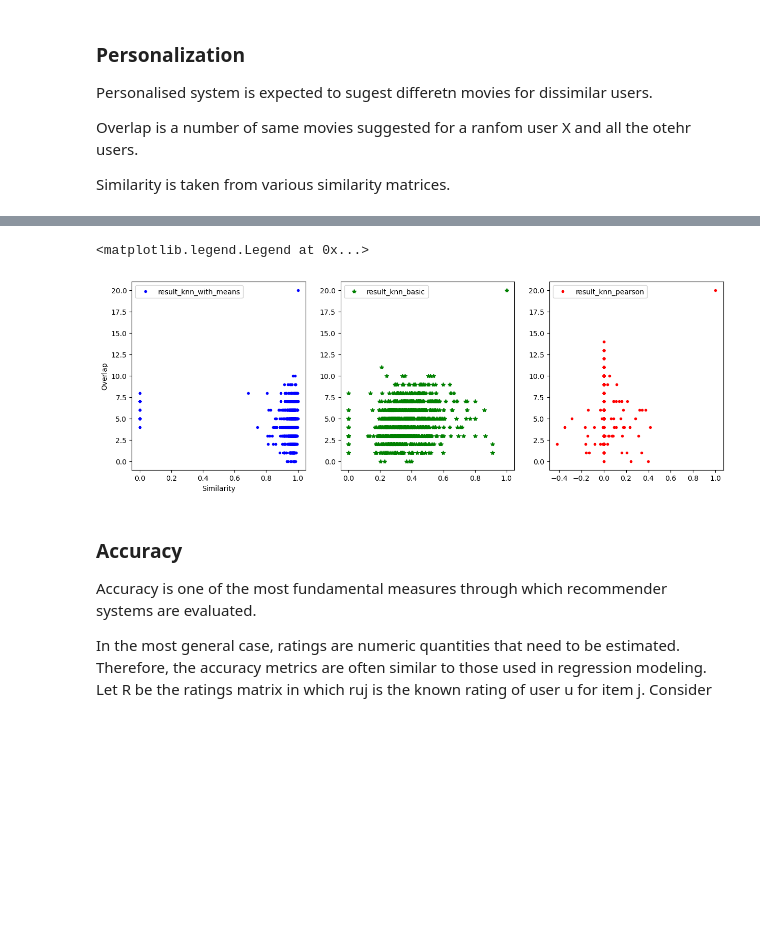
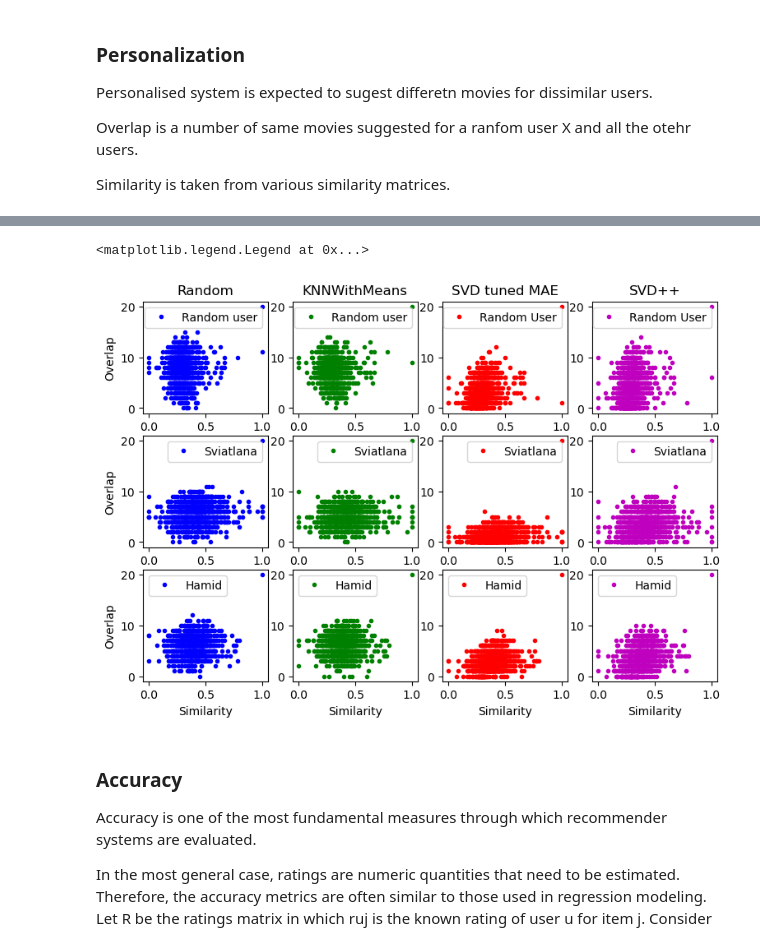
Before and after one commit to HamidSadEsf/movie_recommendation_ProjectCDS, a Jupyter notebook: collaborative_filtering_recommender.ipynb, the cells around one changed output, grey strips where cells are left out. Drawn from its saved outputs; the diff is of its cells as text; code cells hidden in the pictures; blank space fills up the shorter version.

Commit message:
coverage and personalization for cf, cb and hybrid models

```diff
--- a/collaborative_filtering_recommender.ipynb
+++ b/collaborative_filtering_recommender.ipynb
@@ -554,0 +1044,2 @@ result_hamid_df = return_similarities(hamid_user_id, svd_model, simMat_knn_with_
+# %%
+result_svdpp_rand_1 = return_similarities(random_user_1, svdpp_model, simMat)
@@ -555,20 +1054,80 @@ result_hamid_df = return_similarities(hamid_user_id, svd_model, simMat_knn_with_
+# %%
+result_knn_with_means_sv = return_similarities(sveta_user_id, knn_with_means_model, simMat)
+result_knn_basic_sv = return_similarities(sveta_user_id, knn_basic_model, simMat)
+result_svd_sv = return_similarities(sveta_user_id, svd_tuned_mae_model, simMat)
+
+result_knn_with_means_hm = return_similarities(hamid_user_id, knn_with_means_model, simMat)
+result_knn_basic_hm = return_similarities(hamid_user_id, knn_basic_model, simMat)
+result_svd_hm = return_similarities(hamid_user_id, svd_tuned_mae_model, simMat)
+# %%
+result_svdpp_hm = return_similarities(hamid_user_id, svdpp_model, simMat)
+result_svdpp_sv = return_similarities(sveta_user_id, svdpp_model, simMat)
+# %%
+result_random_rand_1 =  return_similarities(random_user_1, "random", simMat)
+result_random_rand_2 =  return_similarities(random_user_2, "random", simMat)
+result_random_sv =  return_similarities(sveta_user_id, "random", simMat)
+result_random_hm =  return_similarities(hamid_user_id, "random", simMat)
 # %%
 fig=plt.figure()
-fig.set_figwidth(15)
-ax=fig.add_subplot(131)
-ax.plot(result_knn_with_means.similarity, result_knn_with_means.overlap, "b.", linewidth=0.2, label="result_knn_with_means")
-ax.set_xlabel('Similarity')
-ax.set_ylabel('Overlap')
-ax.legend()
-ax=fig.add_subplot(132)
-ax.plot(result_knn_basic.similarity, result_knn_basic.overlap, "g*", linewidth=0.2, label="result_knn_basic")
-ax.legend()
-ax=fig.add_subplot(133)
-ax.plot(result_knn_pearson.similarity, result_knn_pearson.overlap, "r.", linewidth=0.9, label="result_knn_pearson")
-ax.legend()
+fig.set_figwidth(9)
+fig.set_figheight(6)
+ax1=fig.add_subplot(341)
+ax2=fig.add_subplot(342)
+ax3=fig.add_subplot(343)
+ax4=fig.add_subplot(344)
+ax5=fig.add_subplot(345)
+ax6=fig.add_subplot(346)
+ax7=fig.add_subplot(347)
+ax8=fig.add_subplot(348)
+ax9=fig.add_subplot(349)
+ax10=fig.add_subplot(3,4,10)
+ax11=fig.add_subplot(3,4,11)
+ax12=fig.add_subplot(3,4,12)
+
+ax1.set_title("Random")
+ax2.set_title("KNNWithMeans")
+ax3.set_title("SVD tuned MAE")
+ax4.set_title("SVD++")
+
+ax1.plot(result_random_rand_1.similarity, result_knn_basic_rand_1.overlap, "b.", label="Random user")
+ax2.plot(result_knn_with_means_rand_1.similarity, result_knn_with_means_rand_1.overlap, "g.",  label="Random user")
+ax3.plot(result_svd_rand_1.similarity, result_svd_rand_1.overlap, "r.", label="Random User")
+ax4.plot(result_svdpp_rand_1.similarity, result_svdpp_rand_1.overlap, "m.", label="Random User")
+
+ax5.plot(result_random_sv.similarity, result_knn_basic_sv.overlap, "b.",label="Sviatlana")
+ax6.plot(result_knn_with_means_sv.similarity, result_knn_with_means_sv.overlap, "g.", label="Sviatlana")
+ax7.plot(result_svd_sv.similarity, result_svd_sv.overlap, "r.", label="Sviatlana")
+ax8.plot(result_svdpp_sv.similarity, result_svdpp_sv.overlap, "m.", label="Sviatlana")
+
+ax9.plot(result_random_hm.similarity, result_knn_basic_hm.overlap, "b.",label="Hamid")
+ax10.plot(result_knn_with_means_hm.similarity, result_knn_with_means_hm.overlap, "g.", label="Hamid")
+ax11.plot(result_svd_hm.similarity, result_svd_hm.overlap, "r.", label="Hamid")
+ax12.plot(result_svdpp_hm.similarity, result_svdpp_hm.overlap, "m.", label="Hamid")
+
+
+ax1.set_ylabel('Overlap')
+ax5.set_ylabel('Overlap')
+ax9.set_ylabel('Overlap')
+ax9.set_xlabel('Similarity')
+ax10.set_xlabel('Similarity')
+ax11.set_xlabel('Similarity')
+ax12.set_xlabel('Similarity')
+
+ax1.legend()
+ax2.legend()
+ax3.legend()
+ax4.legend()
+ax5.legend()
+ax6.legend()
+ax7.legend()
+ax8.legend()
+ax9.legend()
+ax10.legend()
+ax11.legend()
+ax12.legend()
 # %% [output]
 <matplotlib.legend.Legend at 0x...>
-[figure, old version]
+[figure, new version]
 # %% [markdown]
 ### **Accuracy**
 
```
Also changed, not shown: parts of 90 cells of this notebook, 6 other files.
